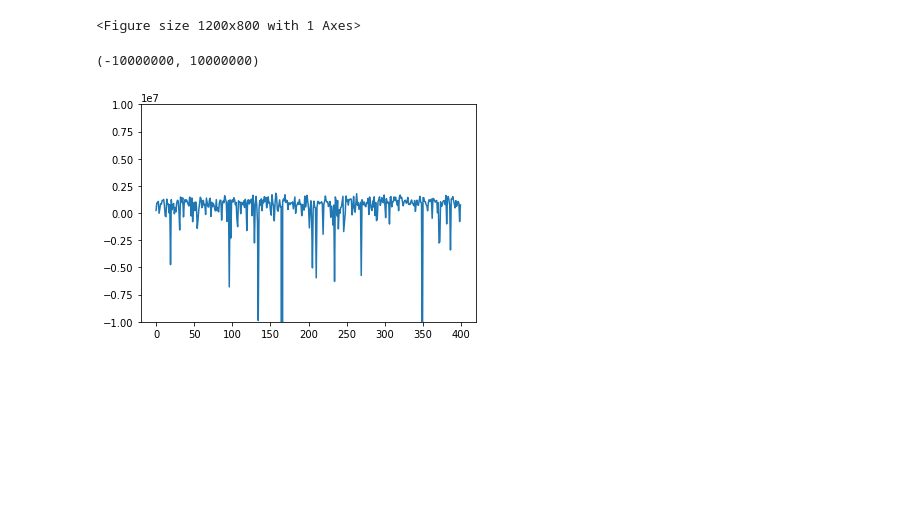
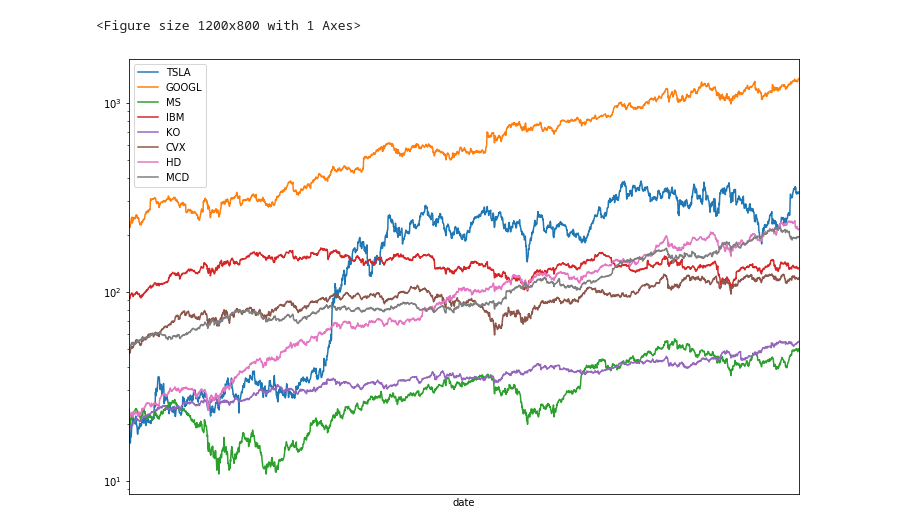
Before and after one commit to ggaoshen/su_cs230_project, a Jupyter notebook: main_experiment_v2.ipynb, the cells around one changed output. Cells and saved outputs as stored; diff of their text form; code cells hidden in the pictures; blank space fills up the shorter version.

```diff
--- a/main_experiment_v2.ipynb
+++ b/main_experiment_v2.ipynb
@@ -112,9 +112,14 @@ best stock pick:  MS
 <Figure size 1200x800 with 1 Axes>
 <Figure size 1200x800 with 1 Axes>
 # %%
-import numpy as np
-plt.plot(np.sum(np.array(exploration_episode_rewards_train), axis=1))
-plt.ylim(-10000000, 10000000)
+# import numpy as np
+# plt.plot(np.sum(np.array(exploration_episode_rewards_train), axis=1))
+# plt.ylim(-10000000, 10000000)
-# %% [output]
-(-10000000, 10000000)
-[figure, removed]
+# %%
+# plt.figure()
+import matplotlib.dates as mdates
+
+ax = sample.iloc[:, :].plot(figsize=(12,8), x_compat=True, logy=True)
+ax.xaxis.set_major_locator(mdates.MonthLocator())
+# %% [output]
+[figure, added]
```
Also changed, not shown: 11 other files.
